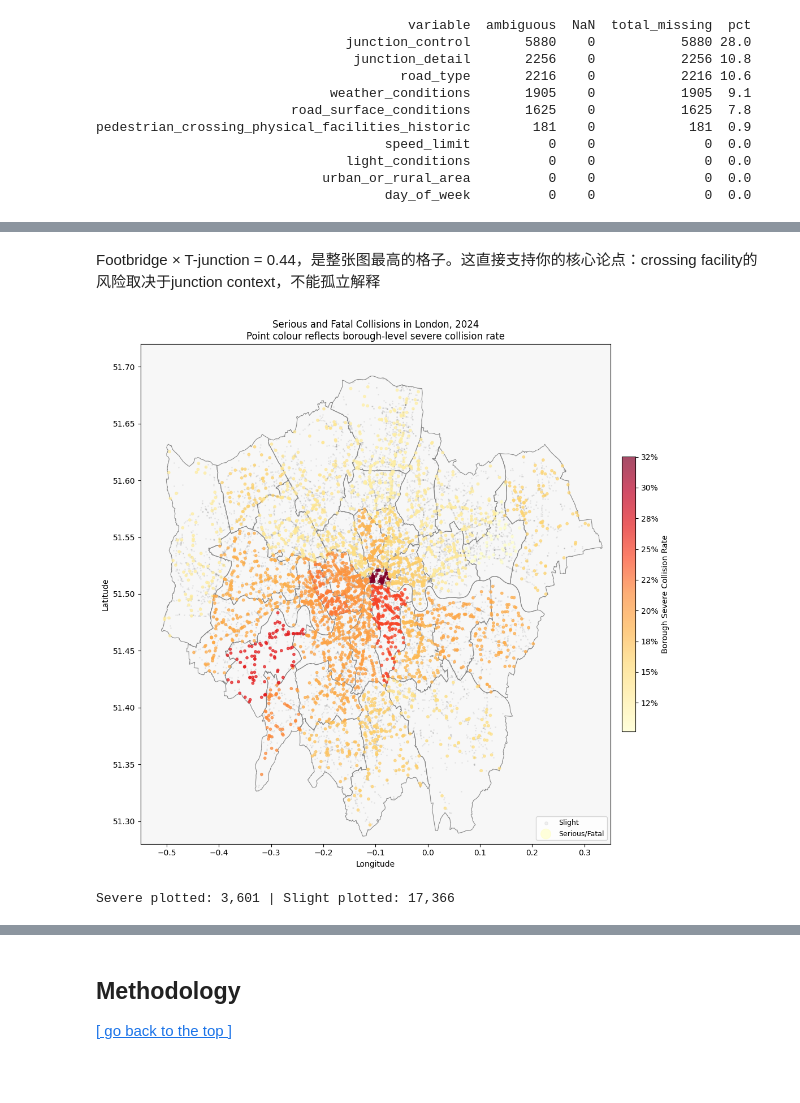
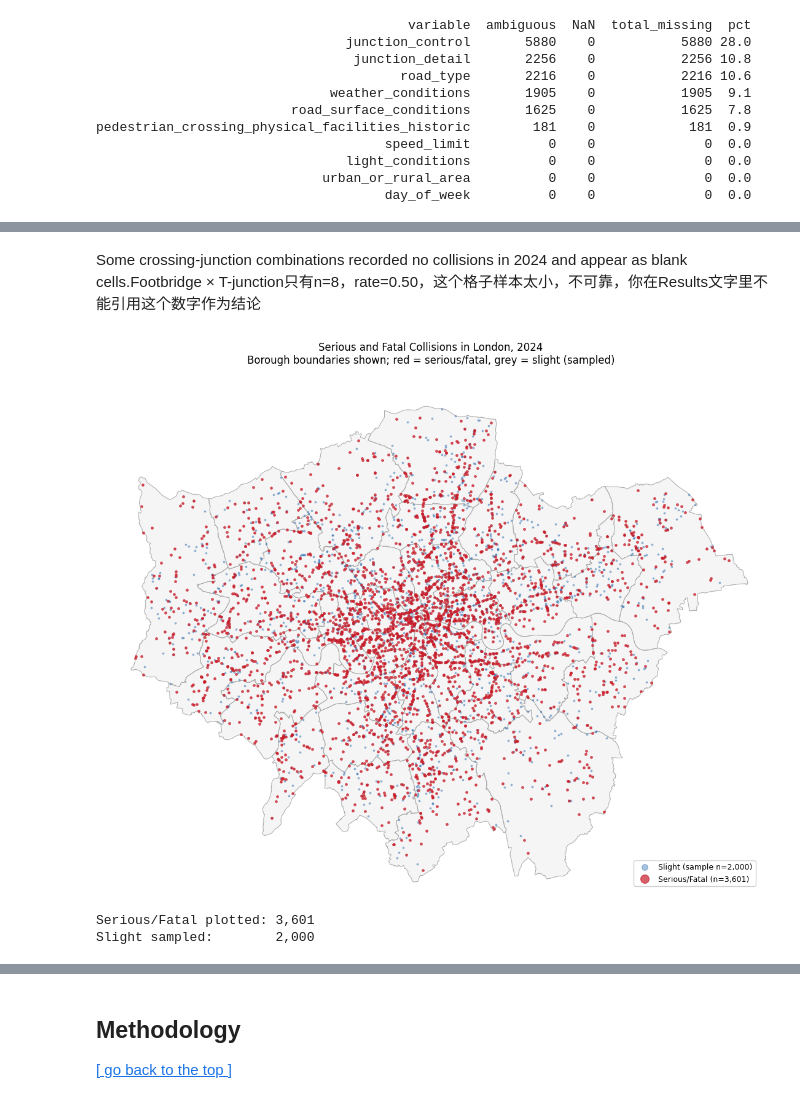
Before and after one commit to Alexia418/DSSS_Assessment, a Jupyter notebook: Submission.ipynb, the cells around one changed output, grey strips where cells are left out. Drawn from its saved outputs; the diff is of its cells as text; code cells hidden in the pictures; blank space fills up the shorter version.

```diff
--- a/Submission.ipynb
+++ b/Submission.ipynb
@@ -458,51 +523,81 @@ Severe rate range: 0.00 to 0.44
-# %% [markdown]
-Footbridge × T-junction = 0.44，是整张图最高的格子。这直接支持你的核心论点：crossing facility的风险取决于junction context，不能孤立解释
+# %% [markdown]
+Some crossing-junction combinations recorded no collisions in 2024 and appear as blank cells.Footbridge × T-junction只有n=8，rate=0.50，这个格子样本太小，不可靠，你在Results文字里不能引用这个数字作为结论
 # %%
-# 3.16 EDA 4: Spatial distribution of severe collisions by borough
+# 3.16 EDA 4: Spatial distribution of severe collisions in London
+# Borough boundary outlines only (no fill), collision points coloured by severity
+# Aspect ratio corrected for London latitude; axes removed for clean map style
+
+import requests
+import numpy as np
 
 fig, ax = plt.subplots(figsize=(11, 10))
 
-geojson_url = 'https://raw.githubusercontent.com/radoi90/housequest-data/master/london_boroughs.geojson'
+# Fetch borough boundary outlines
+geojson_url = (
+    'https://raw.githubusercontent.com/radoi90/housequest-data/'
+    'master/london_boroughs.geojson'
+)
 response = requests.get(geojson_url, timeout=10)
 borough_geojson = response.json()
 
+# Draw borough outlines only — no fill
 for feature in borough_geojson['features']:
     geom_type = feature['geometry']['type']
     coords_list = feature['geometry']['coordinates']
     if geom_type == 'Polygon':
         coords_list = [coords_list]
     for polygon_coords in coords_list:
         outer = polygon_coords[0]
         xs = [pt[0] for pt in outer]
         ys = [pt[1] for pt in outer]
-        ax.fill(xs, ys, color='#f7f7f7', zorder=0)
-        ax.plot(xs, ys, color='#888888', linewidth=0.8, zorder=1)
+        ax.fill(xs, ys, color='#f5f5f5', zorder=0)
+        ax.plot(xs, ys, color='#aaaaaa', linewidth=0.7, zorder=1)
 
-slight = london[london['severe'] == 0]
-severe = london[london['severe'] == 1].copy()
+# Sample slight collisions to reduce overplotting
+slight = london[london['severe'] == 0].sample(
+    n=min(2000, (london['severe'] == 0).sum()),
+    random_state=42
+)
+severe_pts = london[london['severe'] == 1]
 
-ax.scatter(slight['longitude'], slight['latitude'],
-           s=1, alpha=0.1, c='grey', label='Slight', zorder=2)
-sc = ax.scatter(severe['longitude'], severe['latitude'],
-                s=10, alpha=0.7,
-                c=severe['borough_severe_rate'],
-                cmap='YlOrRd', label='Serious/Fatal', zorder=3)
+ax.scatter(
+    slight['longitude'], slight['latitude'],
+    s=3, alpha=0.4, c='#2B6CB0',
+    label=f'Slight (sample n={len(slight):,})',
+    zorder=2
+)
 
-cbar = plt.colorbar(sc, ax=ax, shrink=0.55, pad=0.02)
-cbar.set_label('Borough Severe Collision Rate')
-cbar.ax.yaxis.set_major_formatter(plt.FuncFormatter(lambda x, _: f'{x:.0%}'))
+ax.scatter(
+    severe_pts['longitude'], severe_pts['latitude'],
+    s=6, alpha=0.7, c='#C81E2A',
+    label=f'Serious/Fatal (n={len(severe_pts):,})',
+    zorder=3
+)
+
+# Correct aspect ratio for London latitude (~51.5 degrees)
+# 1 degree longitude = cos(51.5°) × 1 degree latitude in physical distance
+ax.set_aspect(1 / np.cos(np.radians(51.5)))
 
 ax.set_xlim(-0.55, 0.35)
 ax.set_ylim(51.28, 51.72)
-ax.set_facecolor('#f7f7f7')
-ax.set_title('Serious and Fatal Collisions in London, 2024\nPoint colour reflects borough-level severe collision rate')
-ax.set_xlabel('Longitude')
-ax.set_ylabel('Latitude')
-ax.legend(markerscale=4, fontsize=9, loc='lower right')
+ax.axis('off')
+
+ax.set_title(
+    'Serious and Fatal Collisions in London, 2024\n'
+    'Borough boundaries shown; red = serious/fatal, grey = slight (sampled)',
+    fontsize=12, pad=12
+)
+ax.legend(
+    markerscale=4, fontsize=9,
+    loc='lower right', framealpha=0.9
+)
+
 plt.tight_layout()
 plt.show()
 
-print(f"Severe plotted: {len(severe):,} | Slight plotted: {len(slight):,}")
+print(f"Serious/Fatal plotted: {len(severe_pts):,}")
+print(f"Slight sampled:        {len(slight):,}")
 # %% [output]
-[figure, old version]
+[figure, new version]
-Severe plotted: 3,601 | Slight plotted: 17,366
+Serious/Fatal plotted: 3,601
+Slight sampled:        2,000
```
Also changed, not shown: parts of 36 cells of this notebook, 1 other file.
